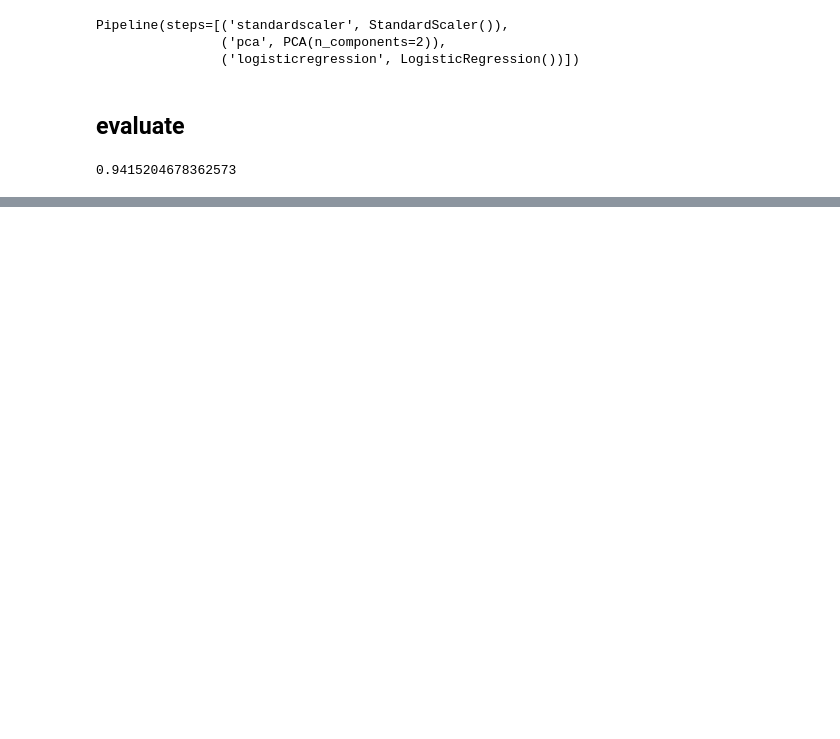
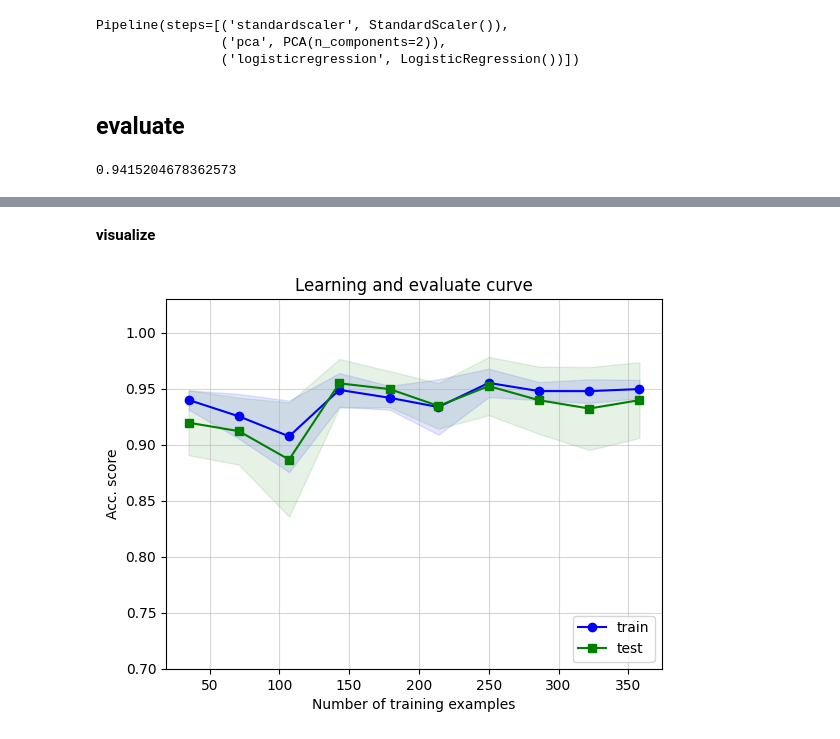
Before and after one commit to tranxuanthuy/MachineLearning_implement, a Jupyter notebook: chapter06/pipeline.ipynb, the cells around one changed output, grey strips where cells are left out. Drawn from its saved outputs; the diff is of its cells as text; code cells hidden in the pictures; blank space fills up the shorter version.

Commit message:
pipeline and validation curve

```diff
--- a/chapter06/pipeline.ipynb
+++ b/chapter06/pipeline.ipynb
@@ -65,0 +136,2 @@ accuracy_score(pipe_lr.predict(X_test), y_test)
+# %%
+skf = StratifiedKFold(n_splits=10)
@@ -65,0 +140,9 @@ accuracy_score(pipe_lr.predict(X_test), y_test)
+# %%
+train_sizes, train_scores, test_scores = learning_curve(
+    pipe_lr,
+    X_train, y_train,
+    train_sizes=np.linspace(.1, 1., 10),
+    cv=skf,
+    n_jobs=8,
+    verbose=1
+)
@@ -65,0 +153,2 @@ accuracy_score(pipe_lr.predict(X_test), y_test)
+# %% [markdown]
+**visualize**
@@ -65,0 +157,35 @@ accuracy_score(pipe_lr.predict(X_test), y_test)
+# %%
+train_mean = np.mean(train_scores, axis=1)
+train_std = np.std(train_scores, axis=1)
+test_mean = np.mean(test_scores, axis=1)
+test_std = np.std(test_scores, axis=1)
+# %%
+plt.plot(train_sizes, train_mean,
+         color='blue',
+        marker='o', ls='-',
+        label='train')
+plt.fill_between(train_sizes,
+                train_mean+train_std,
+                train_mean-train_std,
+                color='blue',
+                alpha=.1)
+
+plt.plot(train_sizes, test_mean,
+         color='green',
+         marker='s', ls='-',
+        label='test')
+plt.fill_between(train_sizes,
+                 test_mean+test_std,
+                 test_mean-test_std,
+                 color='green',
+                 alpha=.1)
+
+plt.legend(loc='lower right')
+plt.grid(alpha=.5)
+plt.title('Learning and evaluate curve')
+plt.xlabel('Number of training examples')
+plt.ylabel('Acc. score', rotation=90)
+plt.ylim(.7, 1.03)
+plt.show()
+# %% [output]
+[figure, added]
```
Also changed, not shown: parts of 18 cells of this notebook, 2 other files.
